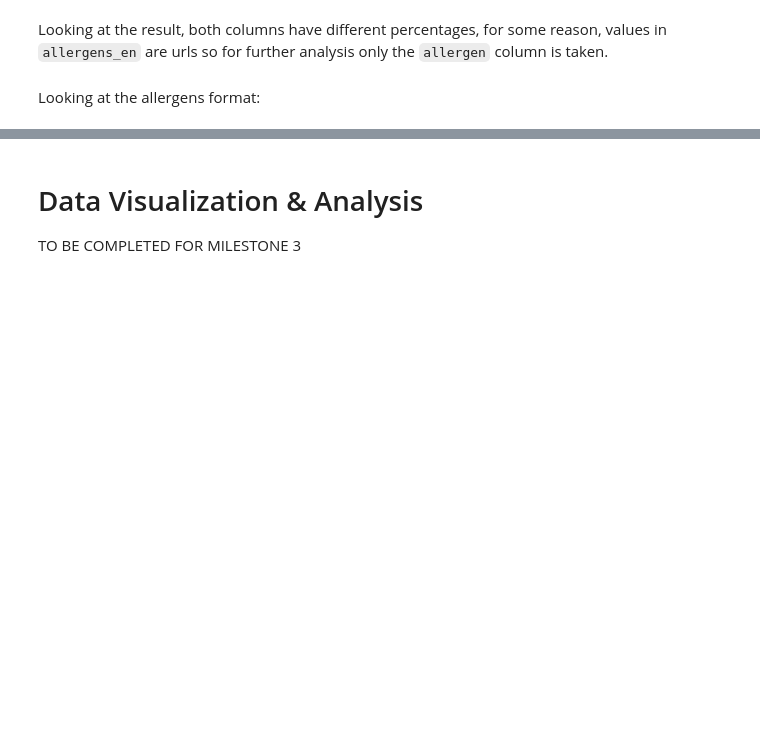
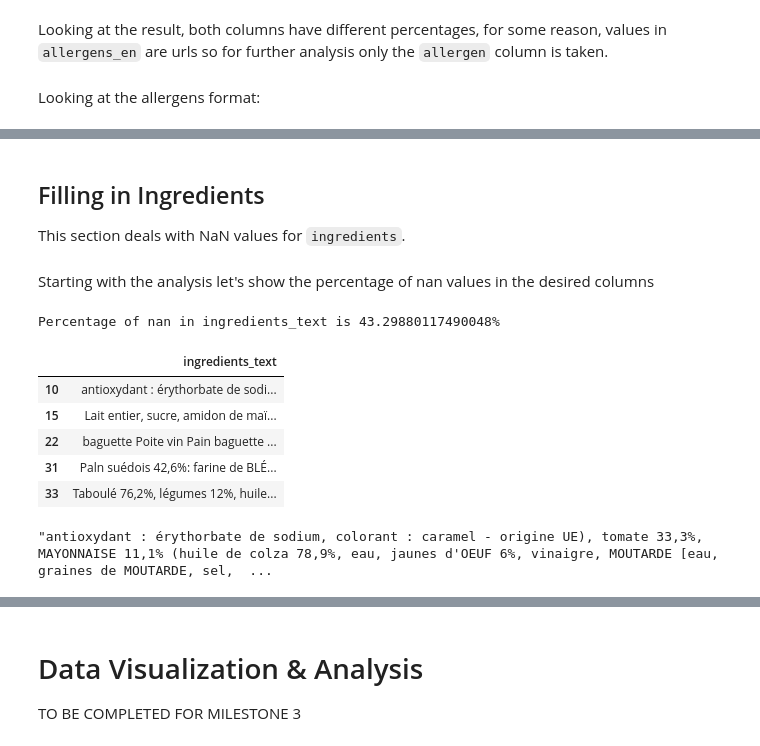
Before and after one commit to celine-y/open_food_facts, a Jupyter notebook: project.ipynb, the cells around one changed output, grey strips where cells are left out. Cells and saved outputs as stored; diff of their text form; code cells hidden in the pictures; blank space fills up the shorter version.

Commit message:
added allergens, traces, translations, working on ingredients

```diff
--- a/project.ipynb
+++ b/project.ipynb
@@ -37,6 +40,8 @@ maps_folder = './maps/'
 # %%
 filename = 'en.openfoodfacts.org.products.csv'
 countryfile = 'wikipedia-iso-country-codes.csv'
+translationsfile = 'translations.csv'
+foodfile = 'food.csv'
 # %%
 using_col = [
     "product_name",
@@ -100,3 +119,21 @@ food_df = pd.read_csv(data_folder + filename,
+# %%
+food_file = Path(data_folder + foodfile)
+food_df = pd.DataFrame()
+
+if not food_file.is_file():
+    print('Food file not found')
+    food_df = pd.read_csv(data_folder + filename,
+                      sep='\t',
+                      header=0,
+                      usecols = using_col,
+                      quotechar='"',
+                      low_memory=False)
+else:
+    print('Food file found')
+    food_df = pd.read_csv(data_folder + foodfile,
+                      sep='\t',
+                      low_memory=False)
+    print('{} Food entries found'.format(len(food_df)))
 # %%
 print("The types of the data set are: \n", format(food_df.dtypes))
 print ("The total size of the data set is:", format(food_df.shape) )
@@ -134,0 +246,4 @@ print("Number of rows w/missing product_name: {}".format(len(food_df) - food_df[
+# %%
+def showNanPercentage(df,desired_columns):
+    for column in desired_columns:
+        print("Percentage of nan in {} is {}%".format(column,100*len(df[df[column].isna()])/len(df) ))
@@ -590,0 +706,27 @@ Percentage of nan in allergen_values is 90.07445456196332%
+# %% [markdown]
+## Filling in Ingredients
+This section deals with NaN values for `ingredients`.
+# %%
+desired_columns=[
+    'ingredients_text'
+]
+result_column='ingredients_text'
+ingredients_df=food_df.copy()
+# %% [markdown]
+Starting with the analysis let's show the percentage of nan values in the desired columns
+# %%
+showNanPercentage(food_df,desired_columns)
+ingredients_df[ingredients_df[desired_columns[0]].notna()][desired_columns].head(5)
+# %% [output]
+Percentage of nan in ingredients_text is 43.29880117490048%
+|  | ingredients_text |
+| 10 | antioxydant : érythorbate de sodi... |
+| 15 | Lait entier, sucre, amidon de maï... |
+| 22 | baguette Poite vin Pain baguette ... |
+| 31 | Paln suédois 42,6%: farine de BLÉ... |
+| 33 | Taboulé 76,2%, légumes 12%, huile... |
+# %%
+ingredients_notna_df=ingredients_df[ingredients_df[result_column].notna()].copy()
+ingredients_notna_df[result_column].loc[10]
+# %% [output]
+"antioxydant : érythorbate de sodium, colorant : caramel - origine UE), tomate 33,3%, MAYONNAISE 11,1% (huile de colza 78,9%, eau, jaunes d'OEUF 6%, vinaigre, MOUTARDE [eau, graines de MOUTARDE, sel,  ...
```
Also changed, not shown: parts of 65 cells of this notebook, 2 other files.
